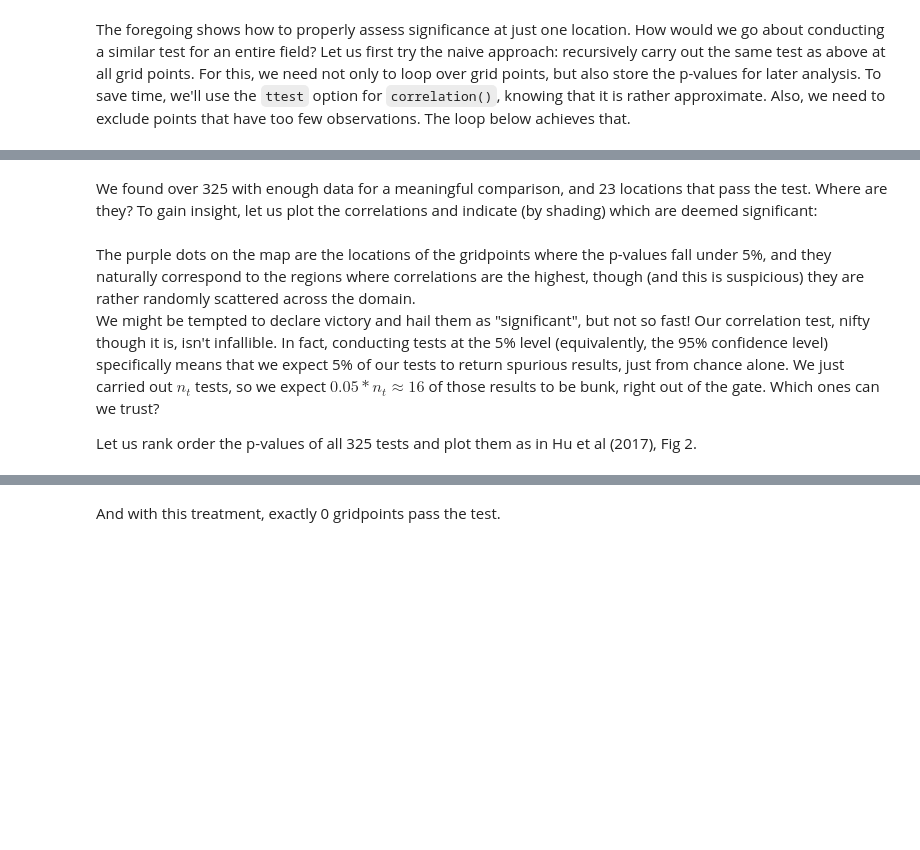
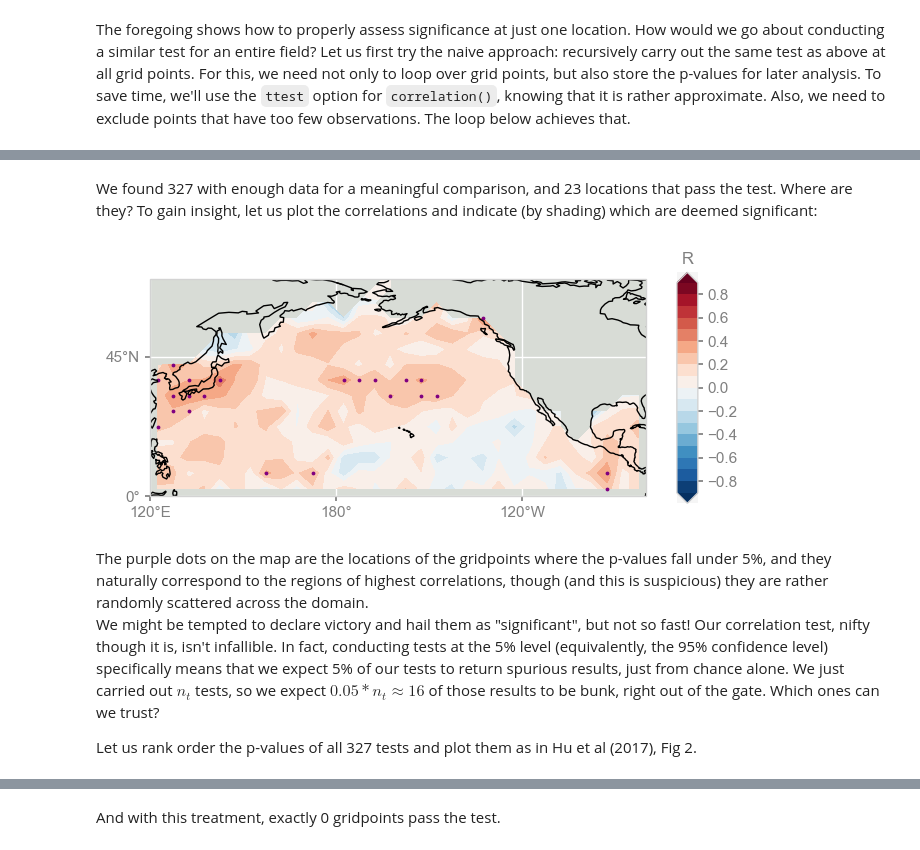
Before and after one commit to LinkedEarth/paleoHackathon, a Jupyter notebook: notebooks/PaleoHack-nb05_Correlation-Fishing.ipynb, the cells around one changed output, grey strips where cells are left out. Saved outputs shown, nothing was run; the diff lists cells and outputs as text; code cells hidden in the pictures; blank space fills up the shorter version.

```diff
--- a/notebooks/PaleoHack-nb05_Correlation-Fishing.ipynb
+++ b/notebooks/PaleoHack-nb05_Correlation-Fishing.ipynb
@@ -145,15 +238,15 @@ How did `pyleoclim` arrive at such a different conclusion? By not applying irrel
 # %% [markdown]
 The foregoing shows how to properly assess significance at just one location. How would we go about conducting a similar test for an entire field? Let us first try the naive approach: recursively carry out the same test as above at all grid points.  For this, we need not only to loop over grid points, but also store the p-values for later analysis. To save time, we'll use the `ttest` option for `correlation()`, knowing that it is rather approximate. Also, we need to exclude points that have too few observations.  The loop below achieves that.
 # %%
-nlon = len(lon)
-nlat = len(lat)
+nlon = len(ds_sel['longitude'])
+nlat = len(ds_sel['latitude'])
 pval = np.empty((nlon,nlat)) # declare array to store pvalues
 corr = np.empty_like(pval) # declare empty array of identical shape
 alpha = 0.05
 slon, slat = [], [];
 for ji in range(nlon):
     for jj in range(nlat):     # TODO add progress bar
-        st = sst[:,jj,ji]
+        st = ds_sel['tos'][:,jj,ji]
         climatology = st.groupby("time.month").mean("time")
         anomalies = st.groupby("time.month") - climatology
         st_annual = anomalies.groupby("time.year").mean("time")
@@ -161,16 +254,16 @@ for ji in range(nlon):
         noNaNs = len(np.where(np.isnan(st_annual) == False)[0]) # number of valid years
         sstvar = st_annual.var()
         if noNaNs >= 100 and sstvar >= 0.01:
-            print("Computing correlation at " + str(lat[jj]) + 'N, ' + str(lon[ji]) + 'E')
+            print("Computing correlation at " + str(ds_sel.latitude[jj].values) + 'N, ' + str(ds_sel.longitude[ji].values) + 'E')
             sttb = pyleo.Series(time=st_annual.coords['year'].values,
                         time_unit ='year CE',
                         value=st_annual.values,
                         value_unit = 'C')
             corr_res = sttb.correlation(cc, settings={'method':'ttest'})
-            pval[ji,jj] = corr_res['p']
-            corr[ji,jj] = corr_res['r']
+            pval[ji,jj] = corr_res.p
+            corr[ji,jj] = corr_res.r
             if pval[ji,jj] < alpha:
-                slon.append(lon[ji])
-                slat.append(lat[jj])
+                slon.append(ds_sel.longitude[ji])
+                slat.append(ds_sel.latitude[jj])
         else:
             pval[ji,jj] = np.nan; corr[ji,jj] = np.nan
@@ -188,30 +421,6 @@ len(np.where(pvec<0.05)[0])
 # %% [markdown]
-We found over 325 with enough data for a meaningful comparison, and 23 locations that pass the test. Where are they? To gain insight, let us plot the correlations and indicate (by shading) which are deemed significant:
+We found 327 with enough data for a meaningful comparison, and 23 locations that pass the test. Where are they? To gain insight, let us plot the correlations and indicate (by shading) which are deemed significant:
 # %%
-def rotate_lon(field, lon):
-    ''' Make lon to be sorted with range (0, 360)
-
-    Args:
-        field (ndarray): the last axis is assumed to be lon
-        lon (1d array): the longitude axis
-
-    Returns:
-        field (ndarray): the field with longitude rotated
-        lon (1d array): the sorted longitude axis with range (0, 360)
-    '''
-    if np.min(lon) < 0:
-        lon = np.mod(lon, 360)
-
-    sorted_lon = sorted(lon)
-    idx = []
-    for lon_gs in sorted_lon:
-        idx.append(list(lon).index(lon_gs))
-    lon = lon[idx]
-    field = field[..., idx]
-
-    return field, lon
-
-
 import cartopy.crs as ccrs
 import cartopy.feature as cfeature
 from cartopy.mpl.ticker import LongitudeFormatter, LatitudeFormatter
@@ -240,41 +449,43 @@ lat_formatter = LatitudeFormatter()
 ax.xaxis.set_major_formatter(lon_formatter)
 ax.yaxis.set_major_formatter(lat_formatter)
 lon_ticks = np.array(lon_ticks)
 lat_ticks = np.array(lat_ticks)
 mask_lon = (lon_ticks >= lon_min) & (lon_ticks <= lon_max)
 mask_lat = (lat_ticks >= lat_min) & (lat_ticks <= lat_max)
 ax.set_xticks(lon_ticks[mask_lon], crs=transform)
 ax.set_yticks(lat_ticks[mask_lat], crs=transform)
 
 # contour
 clevs = np.linspace(-0.9, 0.9, 19)
-corr_r, lon_r = rotate_lon(corr.T, lon)  # rotate the field to make longitude in increasing order and convert to range (0, 360)
-im = ax.contourf(lon_r, lat, corr_r, clevs, transform=transform, cmap='RdBu_r', extend='both')
+#corr_r, lon_r = rotate_lon(corr.T, lon)  # rotate the field to make longitude in increasing order and convert to range (0, 360)
+im = ax.contourf(ds_sel.longitude, ds_sel.latitude, corr.T, clevs, transform=transform, cmap='RdBu_r', extend='both')
 
 # significant points
 plt.scatter(x=slon, y=slat, color="purple", s=3,
             alpha=1,
             transform=transform)
 
 
 # colorbar
 cbar_pad = 0.05
 cbar_orientation = 'vertical'
 cbar_aspect = 10
 cbar_fraction = 0.15
 cbar_shrink = 0.5
 cbar_title = 'R'
 cbar = fig.colorbar(im, ax=ax, orientation=cbar_orientation, pad=cbar_pad, aspect=cbar_aspect,
                     fraction=cbar_fraction, shrink=cbar_shrink)
 cbar.ax.set_title(cbar_title)
 
 pyleo.showfig(fig)
+# %% [output]
+[figure, added]
 # %% [markdown]
-The purple dots on the map are the locations of the gridpoints where the p-values fall under 5%, and they naturally correspond to the regions where correlations are the highest, though (and this is suspicious) they are rather randomly scattered across the domain.
+The purple dots on the map are the locations of the gridpoints where the p-values fall under 5%, and they naturally correspond to the regions of highest correlations, though (and this is suspicious) they are rather randomly scattered across the domain.
 We might be tempted to declare victory and hail them as "significant", but not so fast!
 Our correlation test, nifty though it is, isn't infallible. In fact, conducting tests at the 5% level (equivalently, the 95% confidence level) specifically means that we expect 5% of our tests to return spurious results, just from chance alone. We just carried out $n_t$ tests, so we expect $0.05*n_t \approx 16 $ of those results to be bunk, right out of the gate.  Which ones can we trust?
 
-Let us rank order the p-values of all 325 tests and plot them as in Hu et al (2017), Fig 2.
+Let us rank order the p-values of all 327 tests and plot them as in Hu et al (2017), Fig 2.
 # %%
 #check i/m vs. p-values
 indexm = np.arange(1,nt+1,1)
```
Also changed, not shown: parts of 38 cells of this notebook, 1 other file.
